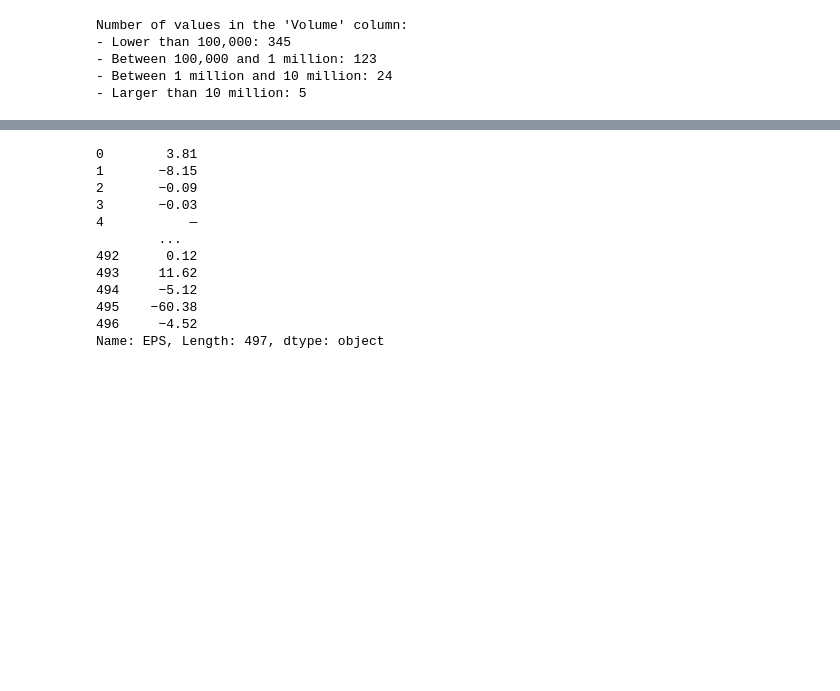
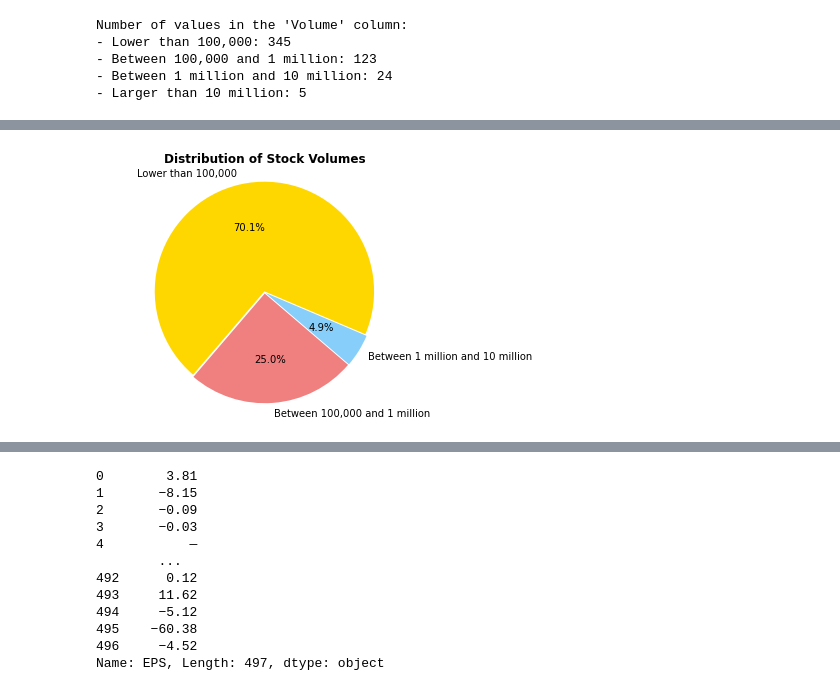
Before and after one commit to lhquan502/DATA-PROJECT, a Jupyter notebook: TradingView.ipynb, the cells around one changed output, grey strips where cells are left out. Saved outputs shown, nothing was run; the diff lists cells and outputs as text; code cells hidden in the pictures; blank space fills up the shorter version.

```diff
--- a/TradingView.ipynb
+++ b/TradingView.ipynb
@@ -412 +439,27 @@ Number of values in the 'Volume' column:
+# %%
+# Define volume ranges and labels
+volume_ranges = ['Lower than 100,000', 'Between 100,000 and 1 million', 'Between 1 million and 10 million']
+labels = []
+
+# Calculate the number of stocks in each volume range
+volume_counts = [
+    ((data_for_all['Volume'] < 100000).sum()),
+    (((data_for_all['Volume'] >= 100000) & (data_for_all['Volume'] < 1000000)).sum()),
+    (((data_for_all['Volume'] >= 1000000) & (data_for_all['Volume'] < 10000000)).sum())
+]
+
+# Create a pie chart
+plt.pie(volume_counts, explode=(0.01, 0.01, 0.01), labels=volume_ranges, colors=colors, autopct='%1.1f%%', startangle=-23)
+
+# Set the title for the pie chart
+plt.title("Distribution of Stock Volumes", fontweight='extra bold')
+
+# Equal aspect ratio ensures that pie is drawn as a circle.
+plt.axis('equal')
+
+# Show the pie chart
+plt.tight_layout()
+plt.show()
+# %% [output]
+[figure, added]
 # %%
```
Also changed, not shown: parts of 3 cells of this notebook.
